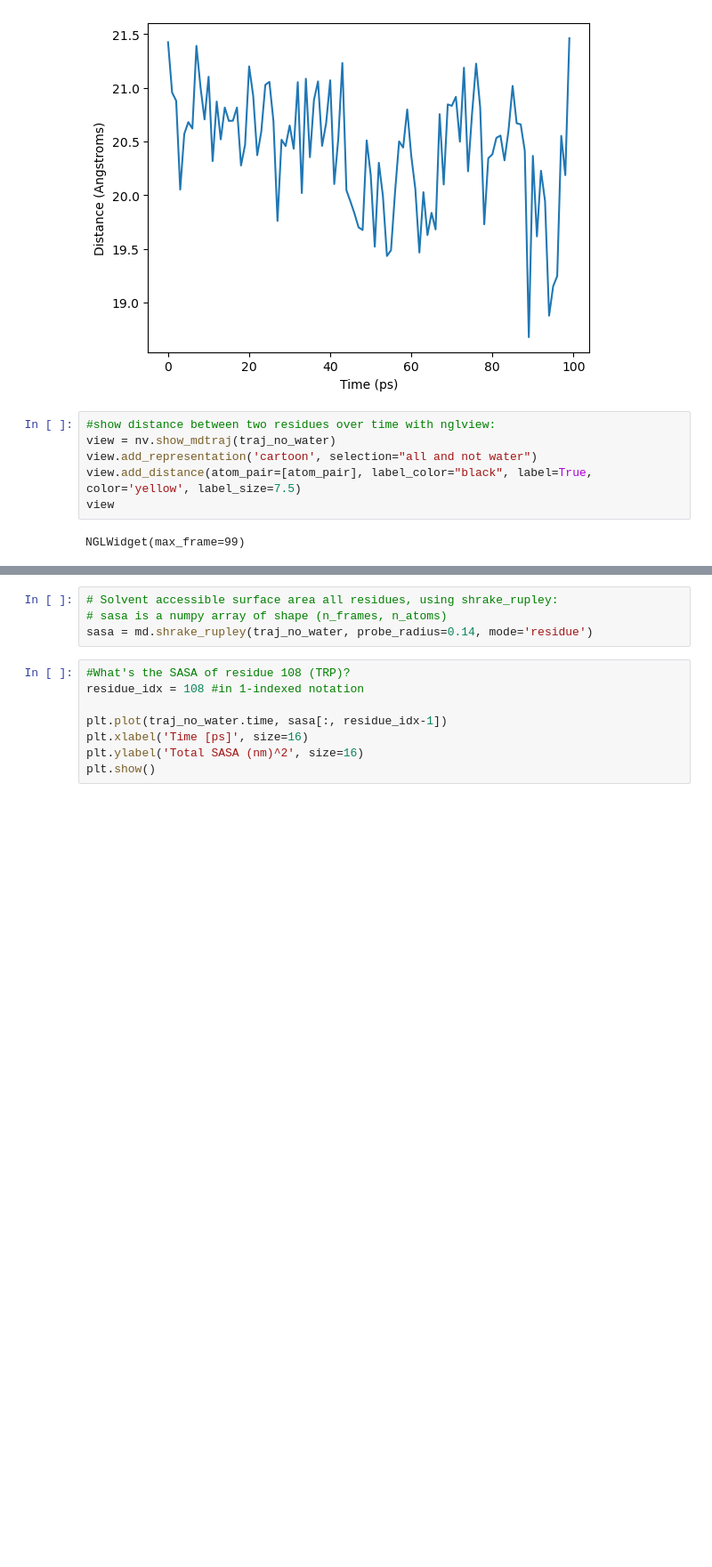
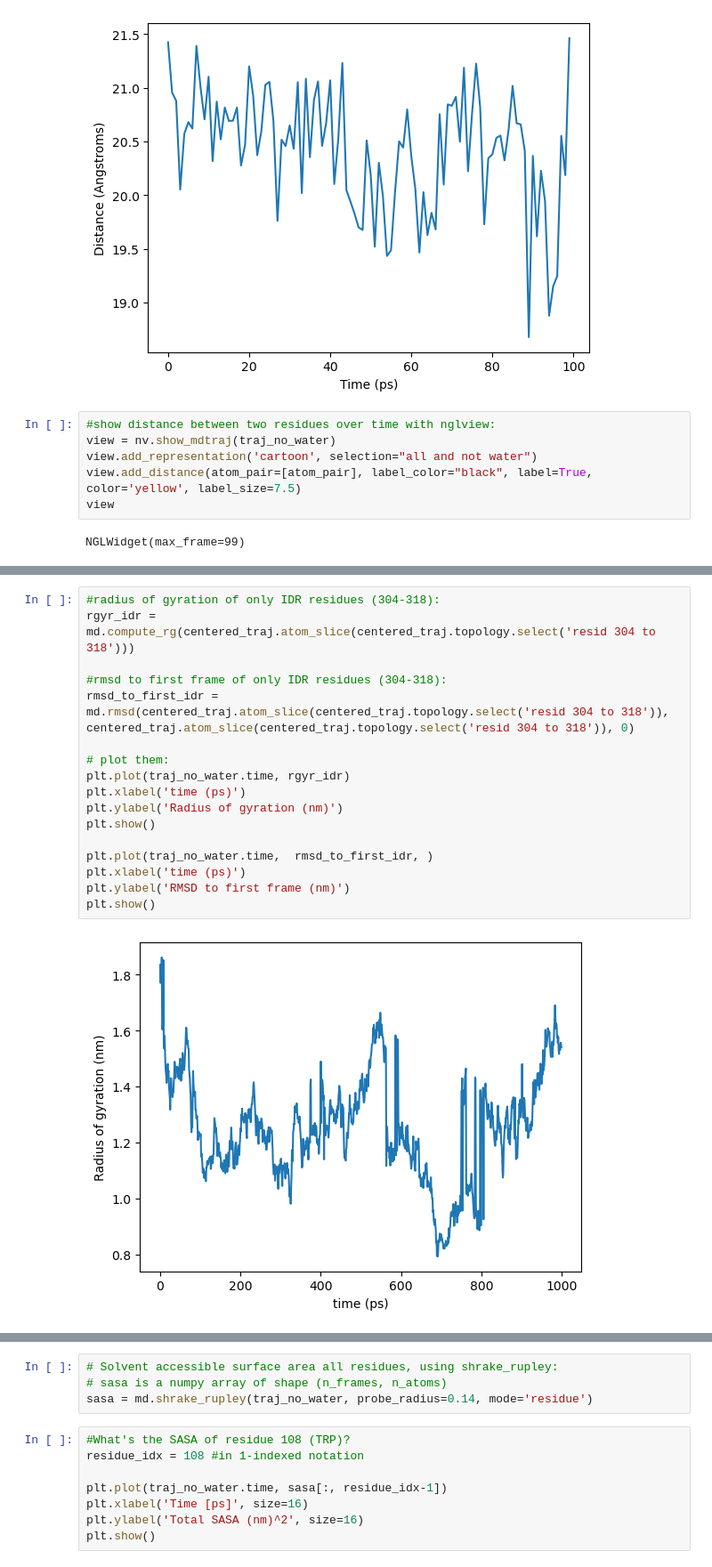
Before and after one commit to degrado-lab/easyMD, a Jupyter notebook: prep_and_run.ipynb, the cells around one changed output, grey strips where cells are left out. Shown at 89% size. Drawn from its saved outputs; the diff is of its cells as text; blank space fills up the shorter version.

```diff
--- a/prep_and_run.ipynb
+++ b/prep_and_run.ipynb
@@ -402,0 +495,19 @@ plt.show()
+# %%
+#radius of gyration of only IDR residues (304-318):
+rgyr_idr = md.compute_rg(centered_traj.atom_slice(centered_traj.topology.select('resid 304 to 318')))
+
+#rmsd to first frame of only IDR residues (304-318):
+rmsd_to_first_idr = md.rmsd(centered_traj.atom_slice(centered_traj.topology.select('resid 304 to 318')), centered_traj.atom_slice(centered_traj.topology.select('resid 304 to 318')), 0)
+
+# plot them:
+plt.plot(traj_no_water.time, rgyr_idr)
+plt.xlabel('time (ps)')
+plt.ylabel('Radius of gyration (nm)')
+plt.show()
+
+plt.plot(traj_no_water.time,  rmsd_to_first_idr, )
+plt.xlabel('time (ps)')
+plt.ylabel('RMSD to first frame (nm)')
+plt.show()
+# %% [output]
+[figure, added]
```
Also changed, not shown: parts of 11 cells of this notebook.
